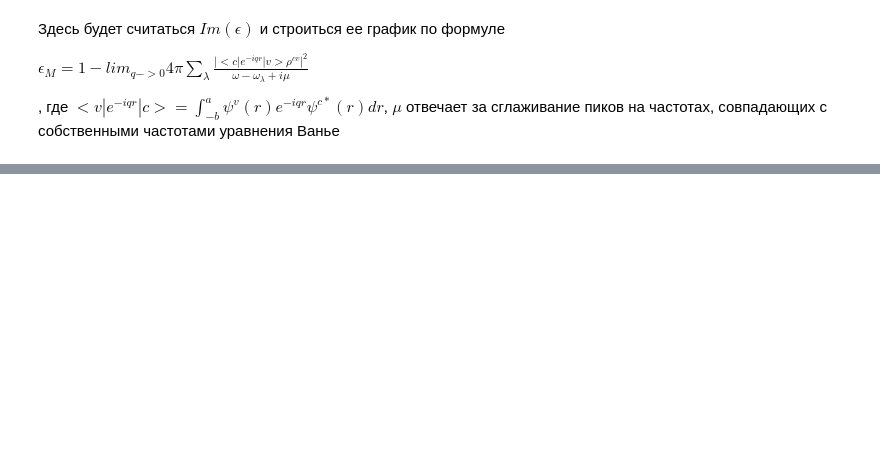
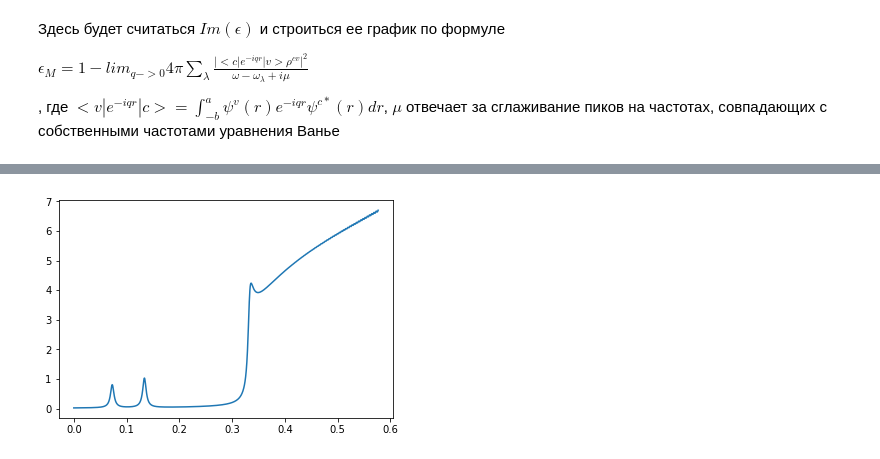
Before and after one commit to MegedMC/KP_problem, a Jupyter notebook: KP_exp_WF.ipynb, the cells around one changed output, grey strips where cells are left out. Cells and saved outputs as stored; diff of their text form; code cells hidden in the pictures; blank space fills up the shorter version.

```diff
--- a/KP_exp_WF.ipynb
+++ b/KP_exp_WF.ipynb
@@ -201,0 +190,19 @@ plt.show()
+# %%
+#gives proper spectrum
+q=0.0013; N_w = 1000; eta = 0.004
+w_map = numpy.linspace(0., fr[N // 2], N_w)
+F_fr = numpy.zeros(numpy.size(w_map), dtype = complex)
+Int = numpy.zeros(N, dtype = complex); ME = numpy.zeros(N, dtype = complex)
+def integr(i):
+    return simps(fi[:,i,1].conj()*fi[:,i,0]*numpy.exp(-1.j*q*r_map[:],dtype=complex),dx=h)
+for i in range (0,N):
+    Int[i] = abs(integr(i))**2
+ME[:] = Int.dot(abs(v[:])**2)#/(a+b)
+for w in range (0, N_w):
+    Int[:] = (w_map[w] - fr[:] + 1.j * eta) ** (-1)
+    F_fr[w] = 1 - 4 * numpy.pi * Int.dot(ME)*spc.k0(numpy.sqrt(alph)*q)
+fig, ax = plt.subplots()
+ax.plot(w_map,F_fr.imag)
+plt.show()
+# %% [output]
+[figure, added]
```
Also changed, not shown: parts of 7 cells of this notebook.
